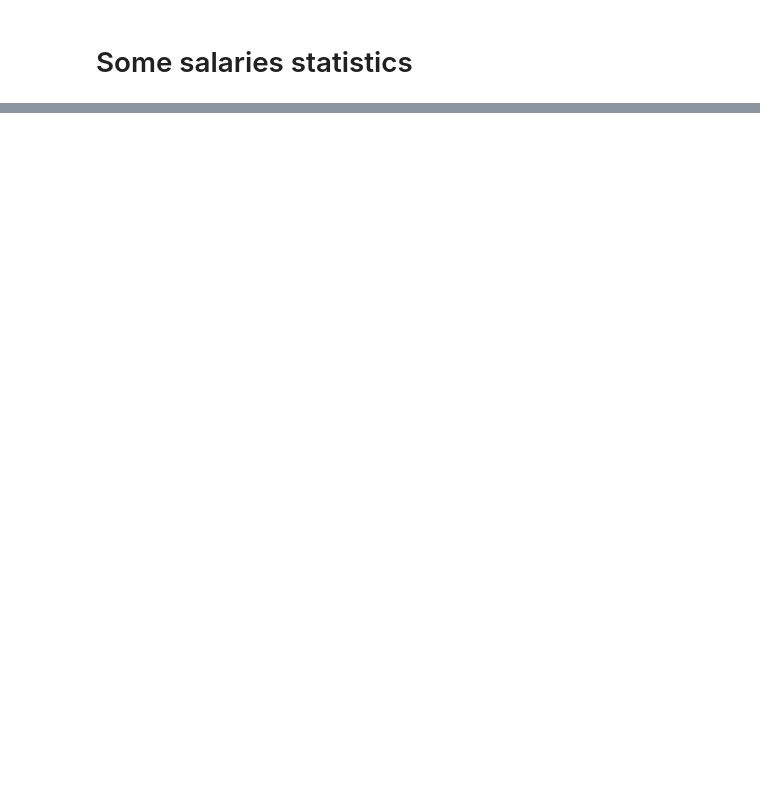
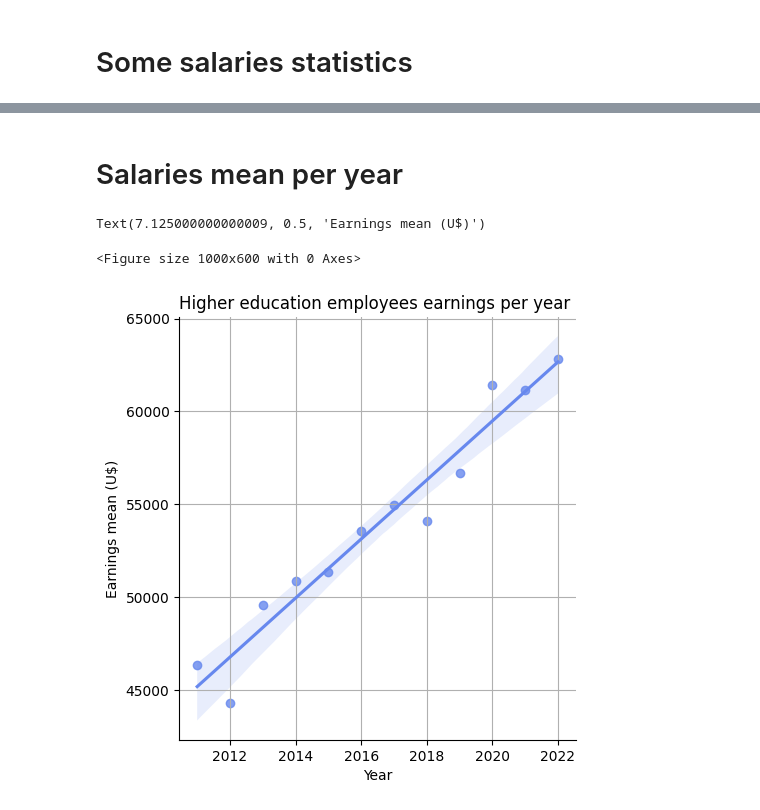
Before and after one commit to ciardileo/data-science-projects, a Jupyter notebook: project1/university.ipynb, the cells around one changed output, grey strips where cells are left out. Saved outputs shown, nothing was run; the diff lists cells and outputs as text; code cells hidden in the pictures; blank space fills up the shorter version.

```diff
--- a/project1/university.ipynb
+++ b/project1/university.ipynb
@@ -96,0 +103,20 @@ earnings_school.head(20)
+# %% [markdown]
+# Salaries mean per year
+# %%
+# groupby and mean
+salaries_year = df.groupby('Year')['Earnings'].mean().reset_index()
+
+# config
+plt.figure(figsize=(10, 6))
+sns.set_palette('coolwarm')
+
+# scatter graph
+sns.lmplot(data=salaries_year, x='Year', y='Earnings')
+
+plt.grid()
+plt.title('Higher education employees earnings per year ')
+plt.ylabel("Earnings mean (U$)")
+# %% [output]
+Text(7.125000000000009, 0.5, 'Earnings mean (U$)')
+<Figure size 1000x600 with 0 Axes>
+[figure, added]
```
Also changed, not shown: parts of 11 cells of this notebook.
